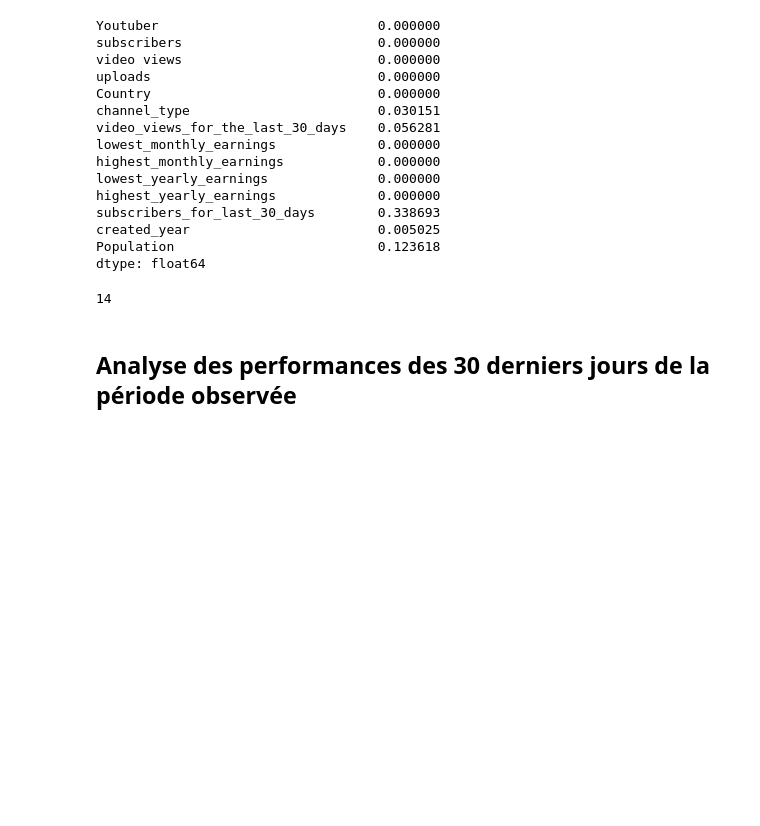
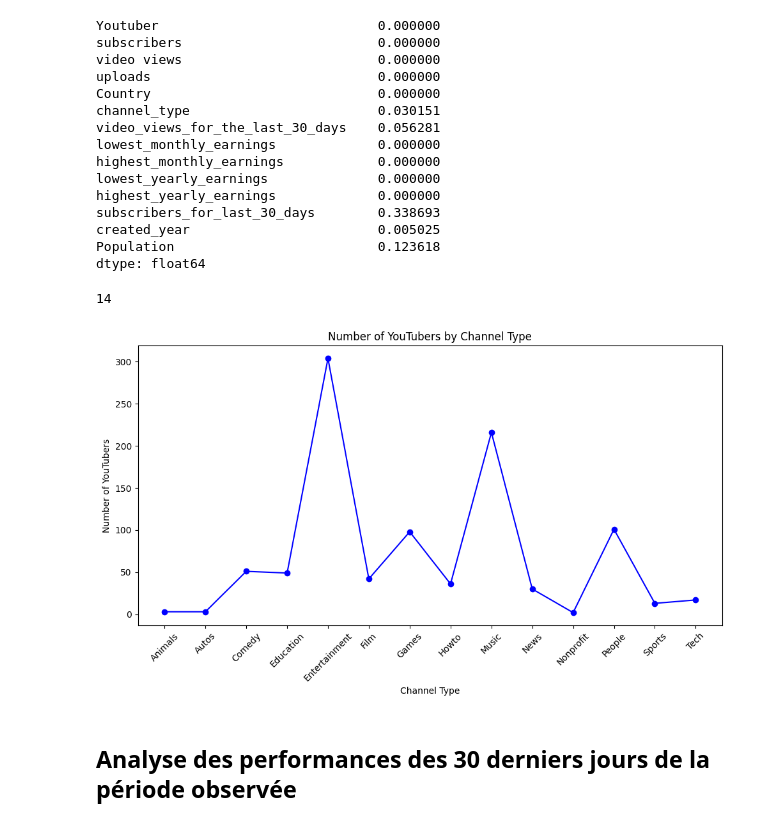
Before and after one commit to elmoujahidayoub171/Youtube-analysis-project, a Jupyter notebook: notebooks/AnalyseMultivarie_0.ipynb, the cells around one changed output. Drawn from its saved outputs; the diff is of its cells as text; code cells hidden in the pictures; blank space fills up the shorter version.

```diff
--- a/notebooks/AnalyseMultivarie_0.ipynb
+++ b/notebooks/AnalyseMultivarie_0.ipynb
@@ -60,6 +60,22 @@ dtype: float64
 df["channel_type"].nunique()
 # %% [output]
 14
+# %%
+grouped = df.groupby("channel_type")["Youtuber"].count()
+
+x = list(grouped.index)
+y = list(grouped.values)
+
+plt.figure(figsize=(10, 6))
+plt.plot(x, y , marker='o', linestyle='-', color='b')
+plt.title("Number of YouTubers by Channel Type")
+plt.xlabel("Channel Type")
+plt.ylabel("Number of YouTubers")
+plt.xticks(rotation=45)
+plt.tight_layout()
+plt.show()
+# %% [output]
+[figure, added]
 # %%
 df.to_csv("/home/umoujahid/visualisation_project/data/Global-YouTube-Statistics_multivariate_analysis.csv",index=False)
 # %% [markdown]
```
Also changed, not shown: 1 other file.
